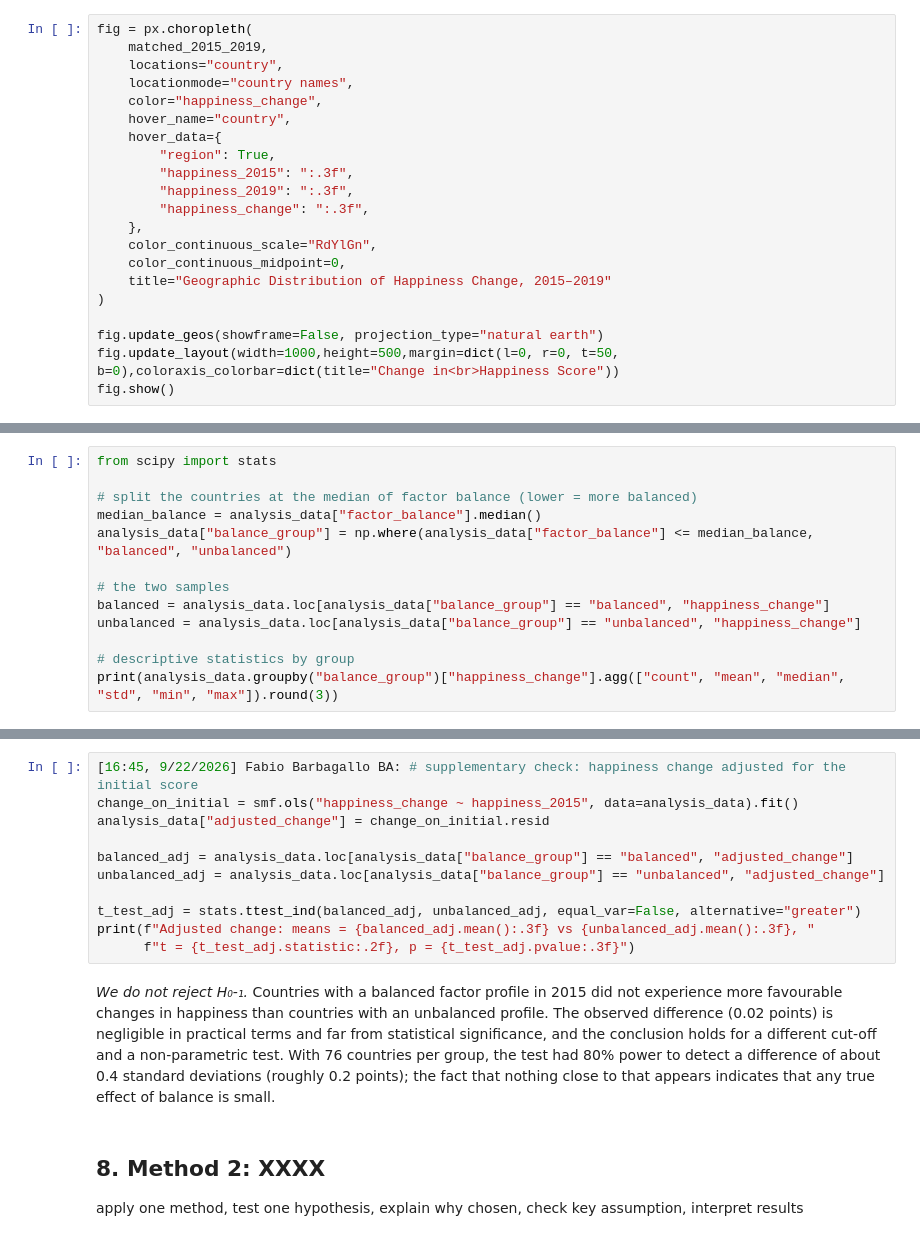
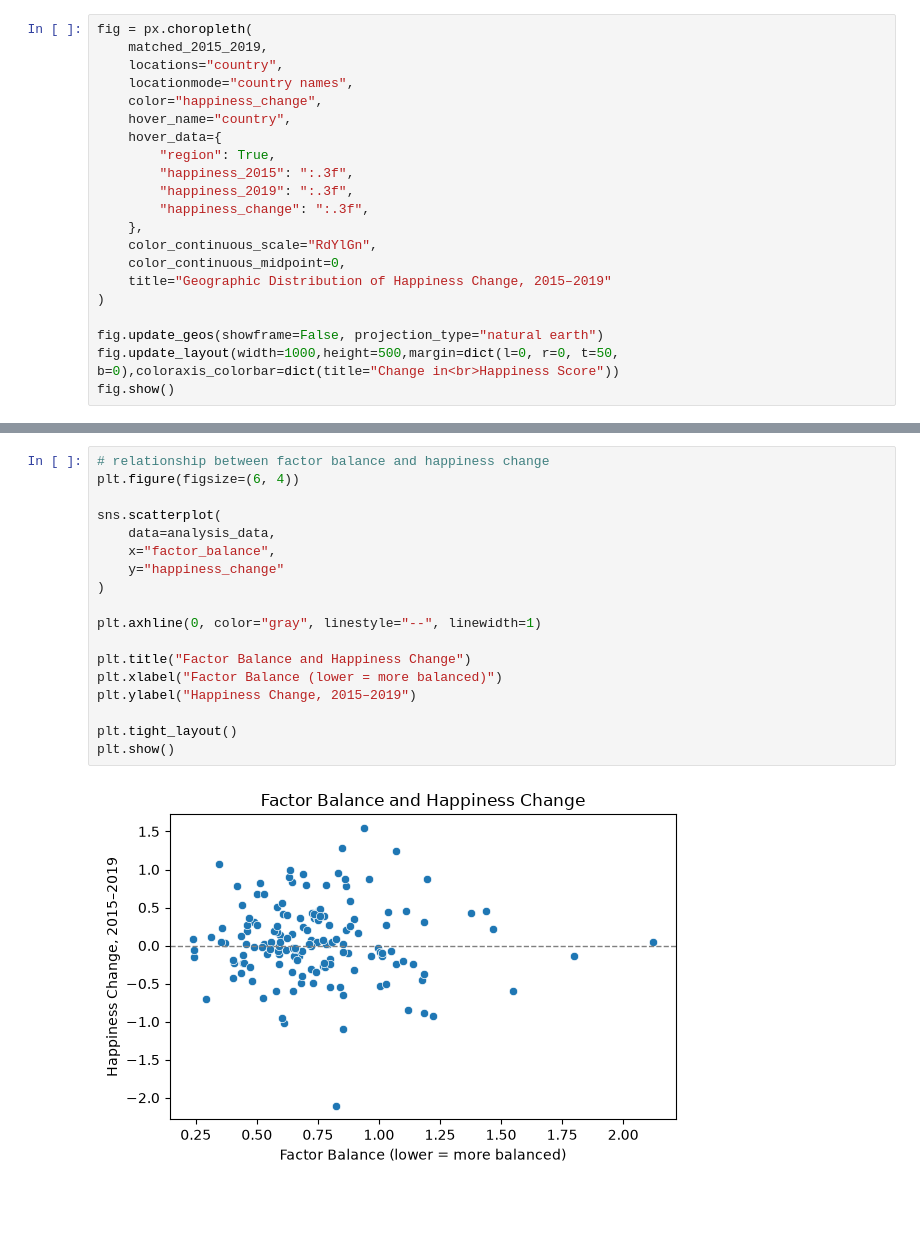
Before and after one commit to GiacomoAle8/ResearchMethodsProject, a Jupyter notebook: project.ipynb, the cells around one changed output, grey strips where cells are left out. Cells and saved outputs as stored; diff of their text form; blank space fills up the shorter version.

```diff
--- a/project.ipynb
+++ b/project.ipynb
@@ -1595,13 +1295,0 @@ No observation has a Cook's distance above the usual cut-off of 1, and removing
-# %%
-from scipy import stats
-
-# split the countries at the median of factor balance (lower = more balanced)
-median_balance = analysis_data["factor_balance"].median()
-analysis_data["balance_group"] = np.where(analysis_data["factor_balance"] <= median_balance, "balanced", "unbalanced")
-
-# the two samples
-balanced = analysis_data.loc[analysis_data["balance_group"] == "balanced", "happiness_change"]
-unbalanced = analysis_data.loc[analysis_data["balance_group"] == "unbalanced", "happiness_change"]
-
-# descriptive statistics by group
-print(analysis_data.groupby("balance_group")["happiness_change"].agg(["count", "mean", "median", "std", "min", "max"]).round(3))
@@ -1715,17 +1296,20 @@ Neither check changes the conclusion: the extreme-thirds comparison gives p = 0.
-# %%
-[16:45, 9/22/2026] Fabio Barbagallo BA: # supplementary check: happiness change adjusted for the initial score
-change_on_initial = smf.ols("happiness_change ~ happiness_2015", data=analysis_data).fit()
-analysis_data["adjusted_change"] = change_on_initial.resid
-
-balanced_adj = analysis_data.loc[analysis_data["balance_group"] == "balanced", "adjusted_change"]
-unbalanced_adj = analysis_data.loc[analysis_data["balance_group"] == "unbalanced", "adjusted_change"]
-
-t_test_adj = stats.ttest_ind(balanced_adj, unbalanced_adj, equal_var=False, alternative="greater")
-print(f"Adjusted change: means = {balanced_adj.mean():.3f} vs {unbalanced_adj.mean():.3f}, "
-      f"t = {t_test_adj.statistic:.2f}, p = {t_test_adj.pvalue:.3f}")
-# %% [markdown]
-*We do not reject H₀-₁.* Countries with a balanced factor profile in 2015 did not experience more favourable changes in happiness than countries with an unbalanced profile. The observed difference (0.02 points) is negligible in practical terms and far from statistical significance, and the conclusion holds for a different cut-off and a non-parametric test. With 76 countries per group, the test had 80% power to detect a difference of about 0.4 standard deviations (roughly 0.2 points); the fact that nothing close to that appears indicates that any true effect of balance is small.
-# %% [markdown]
-## 8. Method 2: XXXX
-
-apply one method, test one hypothesis, explain why chosen, check key assumption, interpret results
+# %%
+# relationship between factor balance and happiness change
+plt.figure(figsize=(6, 4))
+
+sns.scatterplot(
+    data=analysis_data,
+    x="factor_balance",
+    y="happiness_change"
+)
+
+plt.axhline(0, color="gray", linestyle="--", linewidth=1)
+
+plt.title("Factor Balance and Happiness Change")
+plt.xlabel("Factor Balance (lower = more balanced)")
+plt.ylabel("Happiness Change, 2015–2019")
+
+plt.tight_layout()
+plt.show()
+# %% [output]
+[figure, added]
```
Also changed, not shown: parts of 103 cells of this notebook.
